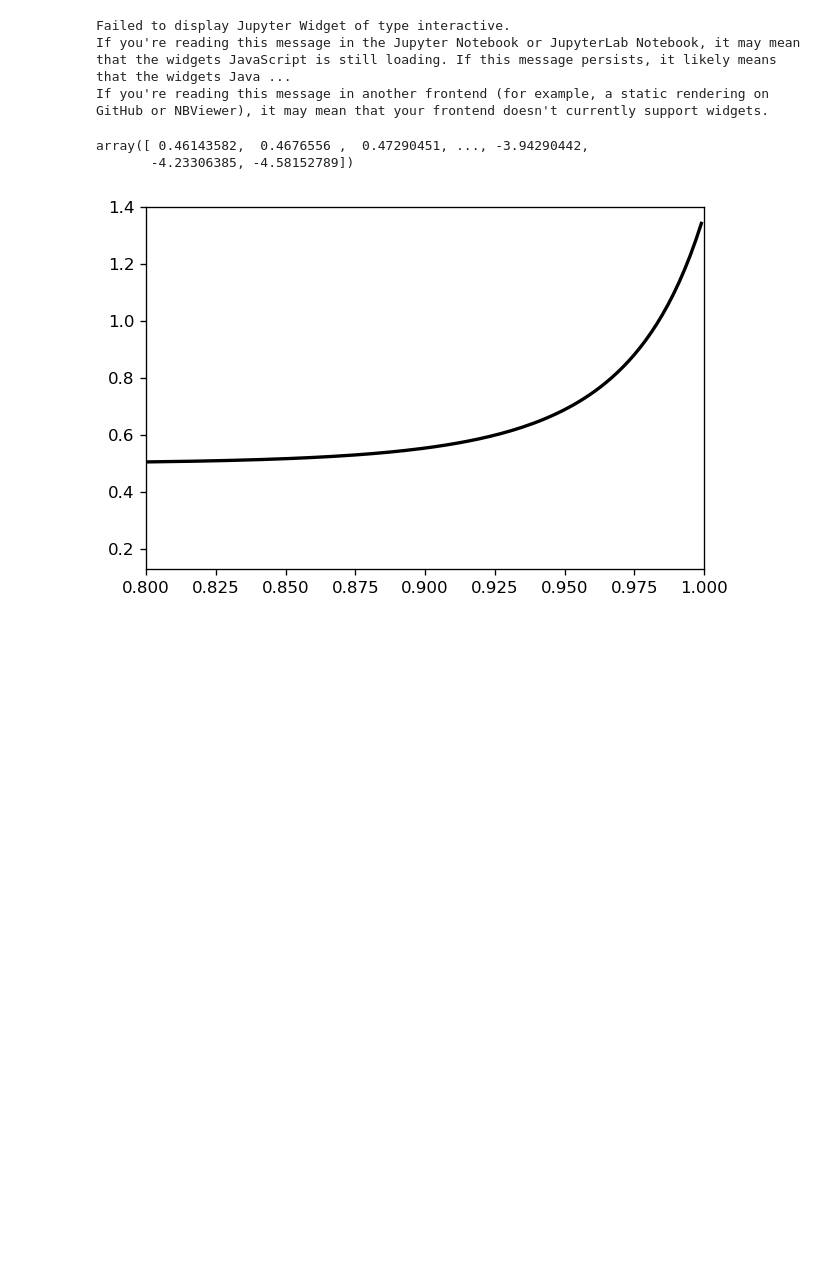
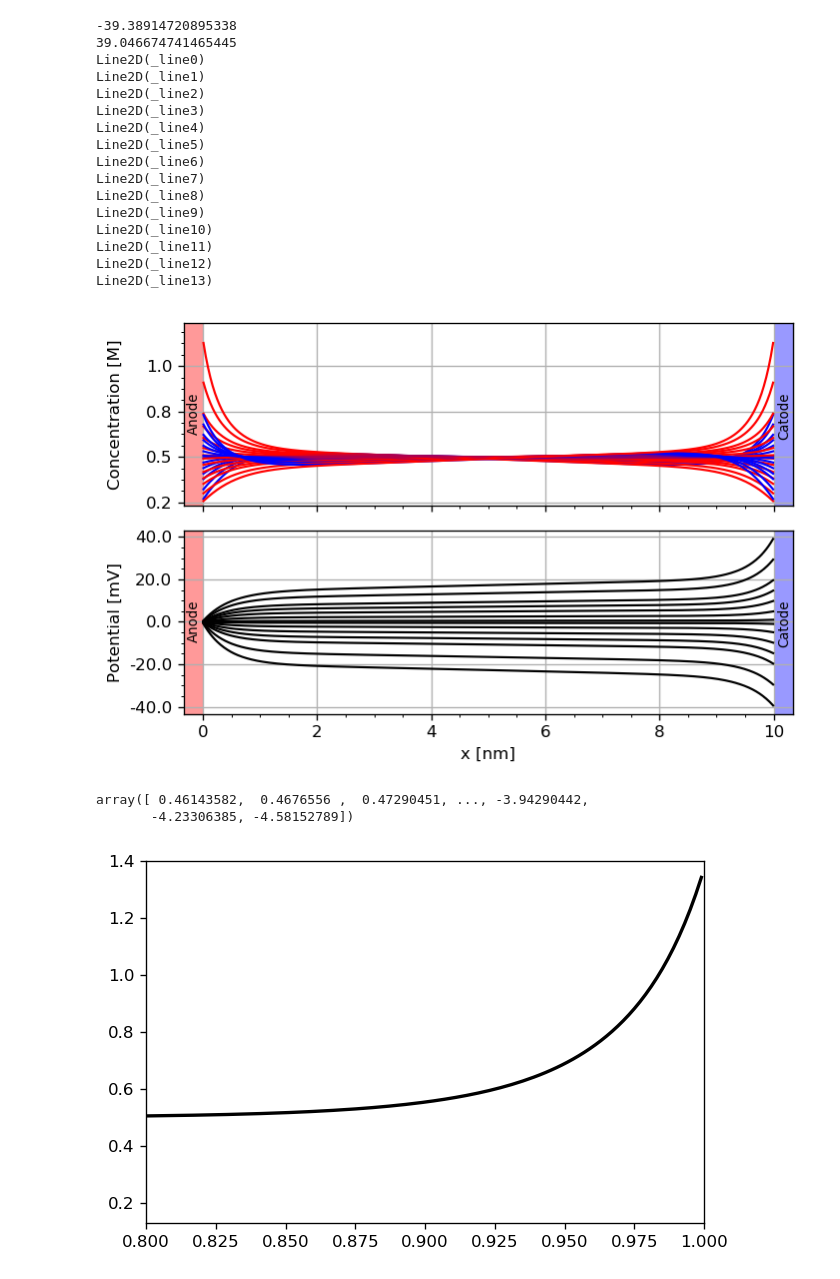
Before and after one commit to flgu/masterthesis, a Jupyter notebook: code/sweep_analysis.ipynb, the cells around one changed output. Drawn from its saved outputs; the diff is of its cells as text; code cells hidden in the pictures; blank space fills up the shorter version.

```diff
--- a/code/sweep_analysis.ipynb
+++ b/code/sweep_analysis.ipynb
@@ -555,8 +553,8 @@ def interactivePlotting( I, sol_arg, centers, L, plotindex = None, markers = Non
 
 def i_plot( sol, plotindex, I, centers ):
 
-    ymin = sol[0:2*I,:].min() - 0.05 * sol[0:2*I,:].min()
-    ymax = sol[0:2*I,:].max() + 0.05 * sol[0:2*I,:].max()
+#     ymin = sol[0:2*I,:].min() - 0.05 * sol[0:2*I,:].min()
+#     ymax = sol[0:2*I,:].max() + 0.05 * sol[0:2*I,:].max()
 
     fig = plt.figure( dpi = 120 )
     ax = fig.add_subplot(1,1,1)
@@ -566,49 +564,63 @@ def i_plot( sol, plotindex, I, centers ):
     ax.plot( centers, sol[I:2*I,plotindex], color = "red")
     ax1.plot( centers, sol[2*I:3*I,plotindex], color = "black")
 
-    ax.set_ylim([ymin, ymax])
+#     ax.set_ylim([ymin, ymax])
 
     plt.show()
 
 # plot solution
 
 Dx, centers = stp.calcAxis()
 
-interact( i_plot,
-         sol = fixed(stp.sol_data),
-         plotindex = widgets.IntSlider(min = 0, max = stp.N-1, value = 0),
-         I = fixed(stp.I),
-         centers = fixed(centers),
-          );
+# interact( i_plot,
+#          sol = fixed(stp.sol_data),
+#          plotindex = widgets.IntSlider(min = 0, max = stp.N-1, value = 0),
+#          I = fixed(stp.I),
+#          centers = fixed(centers),
+#           );
 
 
 
 L = stp.L
 markers = ['.','^','s', 'o','1','x']#,'x']#,'*',]#'D'  ]
 styles = ['-', '--', '-','--','-','--']#,'-', '--', '-',':','-','--' ]
 # labels = [5e-3, 10e-3, 15e-3, 20e-3, 30e-3 ]
 labels = [ 'L = 10nm', 'L = 20nm', 'L = 30nm', 'L = 40nm' ]
 # labels = ['$\phi_C = -30e-3$ mV',
 #           '$\phi_C = -20e-3$ mV',
 #           '$\phi_C = -15e-3$ mV',
 #           '$\phi_C = -10e-3$ mV' ,
 #           '$\phi_C = -5e-3$ mV',
 #           '$\phi_C = 5e-3$ mV',
 #           '$\phi_C = 10e-3$ mV',
 #           '$\phi_C = 15e-3$ mV',
 #           '$\phi_C = 20e-3$ mV',
 #           '$\phi_C = 30e-3$ mV' ]
 
-# interactivePlotting( stp.I, comp_list[0], centers, 10.0, plotindex = None,
-# #                   markers = markers[:],
-# #                    styles = styles[:],
-# #                    labels = label_list[:6],
+interactivePlotting( stp.I, sol_list[:], centers, 10.0, plotindex = None,
+#                   markers = markers[:],
+#                    styles = styles[:],
+#                    labels = label_list[:6],
 #                    savename = "20180607_model_0_sweep1"
-#                    );
+                   );
 # %% [output]
-Failed to display Jupyter Widget of type interactive.
-If you're reading this message in the Jupyter Notebook or JupyterLab Notebook, it may mean that the widgets JavaScript is still loading. If this message persists, it likely means that the widgets Java ...
-If you're reading this message in another frontend (for example, a static rendering on GitHub or NBViewer), it may mean that your frontend doesn't currently support widgets.
+-39.38914720895338
+39.046674741465445
+Line2D(_line0)
+Line2D(_line1)
+Line2D(_line2)
+Line2D(_line3)
+Line2D(_line4)
+Line2D(_line5)
+Line2D(_line6)
+Line2D(_line7)
+Line2D(_line8)
+Line2D(_line9)
+Line2D(_line10)
+Line2D(_line11)
+Line2D(_line12)
+Line2D(_line13)
+[figure, added]
 # %%
 stp.sol_data
 # %% [output]
```
Also changed, not shown: parts of 6 cells of this notebook, 4 other files.
